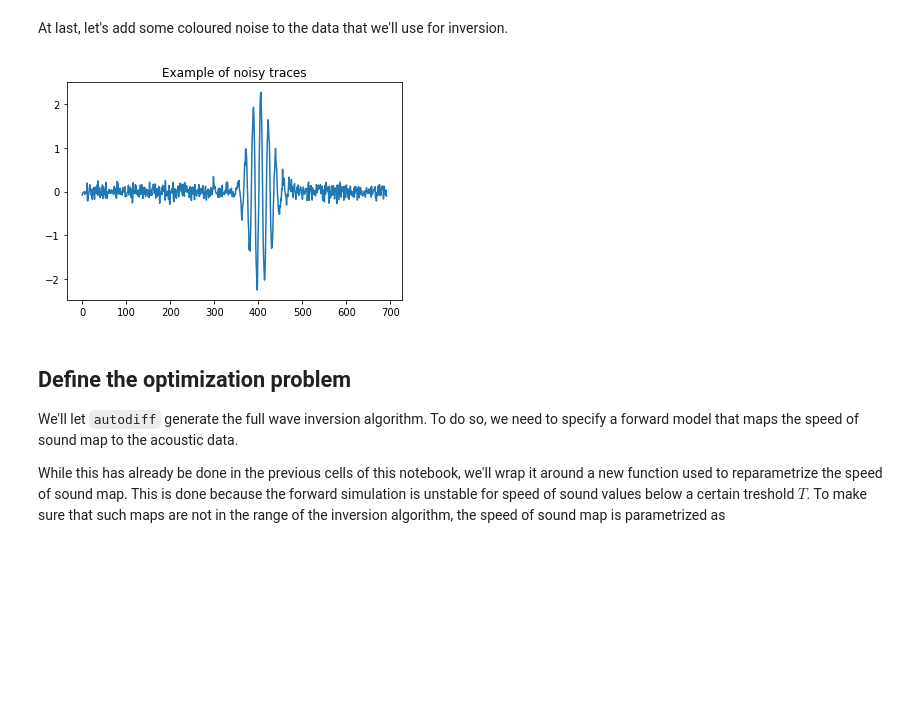
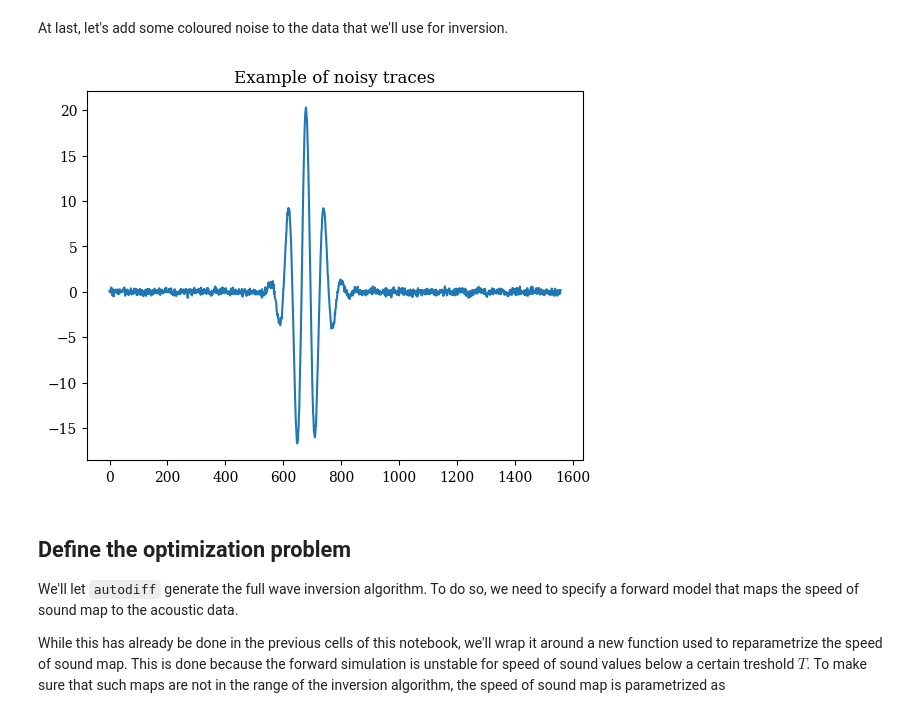
Before and after one commit to ucl-bug/jwave, a Jupyter notebook: docs/notebooks/time_varying/FWI.ipynb, the cells around one changed output. Saved outputs shown, nothing was run; the diff lists cells and outputs as text; code cells hidden in the pictures; blank space fills up the shorter version.

```diff
--- a/docs/notebooks/time_varying/FWI.ipynb
+++ b/docs/notebooks/time_varying/FWI.ipynb
@@ -1,3 +1,8 @@
+# %%
+import matplotlib as mpl
+mpl.rcParams.update({
+    'font.family': 'serif',
+})
 # %% [markdown]
 # Full Wave Inversion
 
@@ -38,12 +43,12 @@ from jwave.signal_processing import apply_ramp, gaussian_window, smooth
 The first step is to define the simulation settings, from the geometrical properties of the domain to the sources and receivers.
 # %%
 # Settings
-N = (128, 128)
-dx = (0.5, 0.5)
+N = (256, 256)
+dx = (0.1e-3, 0.1e-3)
 cfl = 0.25
-num_sources = 32
-source_freq = 0.5
-source_mag = 5
+num_sources = 64
+source_freq = 1e6
+source_mag = 1.3e-5
 random_seed = random.PRNGKey(42)
 
 # Define domain
@@ -51,23 +56,24 @@ domain = Domain(N, dx)
 
 # Define medium
 sound_speed = jnp.ones(N)
-circle_1 = _circ_mask(N, 8, (50, 50))
-circle_2 = _circ_mask(N, 10, (78, 64))
-circle_3 = _circ_mask(N, 20, (65, 65))
+circle_1 = _circ_mask(N, 16, (100, 100))
+circle_2 = _circ_mask(N, 20, (165, 128))
+circle_3 = _circ_mask(N, 40, (130, 130))
 sound_speed = sound_speed + 0.05 * circle_1 + 0.02 * circle_2 + 0.03 * circle_3
+sound_speed = sound_speed * 1480
 sound_speed = FourierSeries(jnp.expand_dims(sound_speed, -1), domain)
 
 medium = Medium(domain=domain, sound_speed=sound_speed, pml_size=20.0)
 
 # Time axis
-time_axis = TimeAxis.from_medium(medium, cfl=cfl, t_end=80.0)
+time_axis = TimeAxis.from_medium(medium, cfl=cfl)
 
 # Sources
 source_mag = source_mag / time_axis.dt
 t = time_axis.to_array()
 s1 = source_mag * jnp.sin(2 * jnp.pi * source_freq * t)
-signal = gaussian_window(apply_ramp(s1, time_axis.dt, source_freq), t, 10, 4)
-x, y = _points_on_circle(num_sources, 40, (64, 64))
+signal = gaussian_window(apply_ramp(s1, time_axis.dt, source_freq), t, 3e-6, 1.2e-6)
+x, y = _points_on_circle(num_sources, 100, (128, 128))
 source_positions = (jnp.array(x), jnp.array(y))
 
 # Sensors
@@ -160,17 +173,17 @@ batch_simulations(medium.sound_speed, jnp.arange(num_sources)).block_until_ready
 At last, let's add some coloured noise to the data that we'll use for inversion.
 # %%
 p_data = batch_simulations(medium.sound_speed, jnp.arange(num_sources))
-noise = np.random.normal(size=p_data.shape) * 0.1
+noise = np.random.normal(size=p_data.shape) * 0.2
 noise = jnp.fft.fft(noise, axis=1)
 #noise = noise.at[:, 100:-100].set(0.0)
 noise = jnp.fft.ifft(noise, axis=1).real
 p_data = p_data + noise
 
 plt.plot(p_data[12, :, 0])
 plt.title("Example of noisy traces")
 plt.show()
 # %% [output]
-[figure, old version]
+[figure, new version]
 # %% [markdown]
 ## Define the optimization problem
 
```
Also changed, not shown: parts of 14 cells of this notebook, 6 other files.
